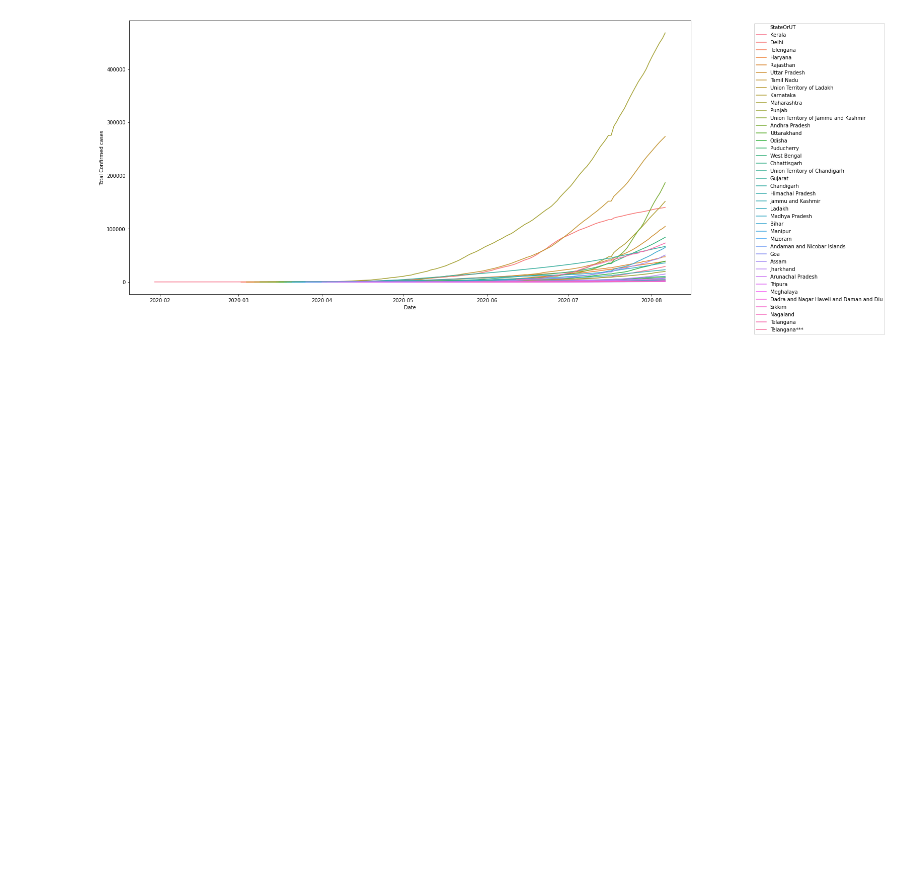
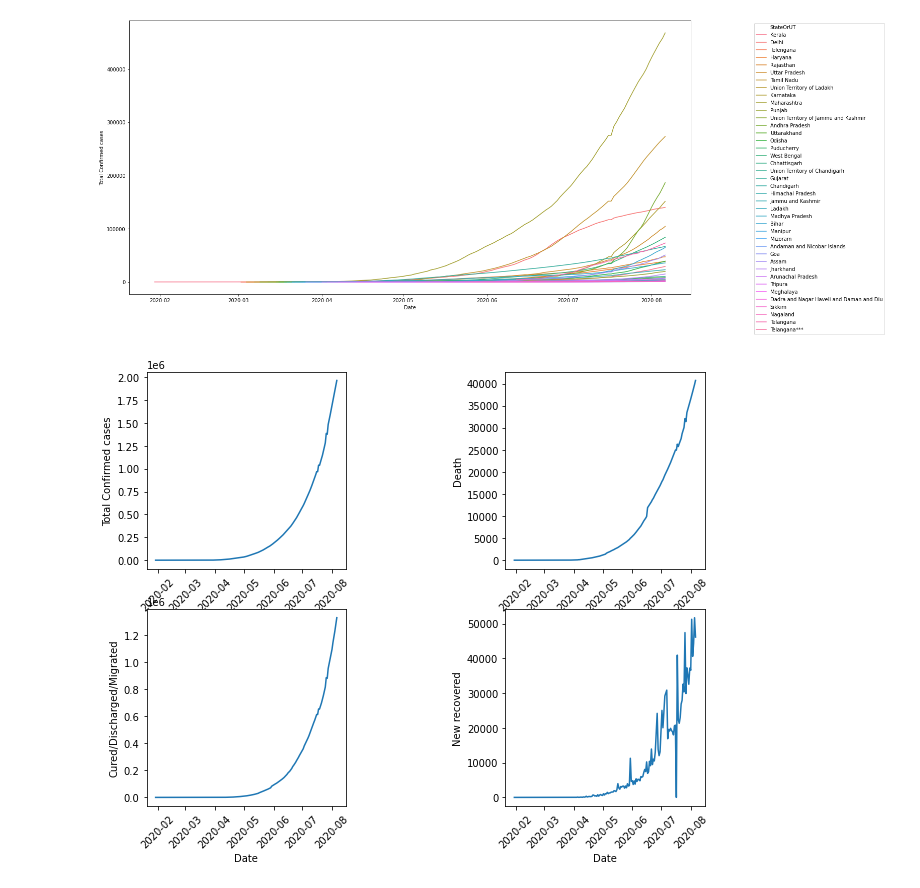
Before and after one commit to acchu99/covid-19-data-mining, a Jupyter notebook: COVID_19_Data_Mining.ipynb, the cells around one changed output. Saved outputs shown, nothing was run; the diff lists cells and outputs as text; code cells hidden in the pictures; blank space fills up the shorter version.

```diff
--- a/COVID_19_Data_Mining.ipynb
+++ b/COVID_19_Data_Mining.ipynb
@@ -19,0 +10,14 @@ complete.head()
+# %%
+files = [
+         'https://raw.githubusercontent.com/Ashwin1999/COVID-19-Data-Mining/Arnab/COVID-DataTimeSeries(India)/complete.csv',
+         'https://raw.githubusercontent.com/Ashwin1999/COVID-19-Data-Mining/Arnab/COVID-DataTimeSeries(India)/district_level_latest.csv',
+         'https://raw.githubusercontent.com/Ashwin1999/COVID-19-Data-Mining/Arnab/COVID-DataTimeSeries(India)/nation_level_daily.csv',
+         'https://raw.githubusercontent.com/Ashwin1999/COVID-19-Data-Mining/Arnab/COVID-DataTimeSeries(India)/patients_data.csv',
+         'https://raw.githubusercontent.com/Ashwin1999/COVID-19-Data-Mining/Arnab/COVID-DataTimeSeries(India)/state_level_daily.csv',
+         'https://raw.githubusercontent.com/Ashwin1999/COVID-19-Data-Mining/Arnab/COVID-DataTimeSeries(India)/state_level_latest.csv',
+         'https://raw.githubusercontent.com/Ashwin1999/COVID-19-Data-Mining/Arnab/COVID-DataTimeSeries(India)/tests_day_wise.csv',
+         'https://raw.githubusercontent.com/Ashwin1999/COVID-19-Data-Mining/Arnab/COVID-DataTimeSeries(India)/tests_state_wise.csv',
+]
+# %%
+complete =pd.read_csv(files[0])
+complete.head()
@@ -19,0 +31,4 @@ complete.head()
+# %%
+complete['Death'] = complete['Death'].str.extract('(\d+)', expand=False)
+complete['Death'] = complete['Death'].astype(int)
+complete.dtypes
@@ -67,3 +94,21 @@ plt.legend(loc='upper right',bbox_to_anchor=(1.35, 1))
 plt.show()
 # %% [output]
 [figure]
+# %%
+totalline=complete.groupby('Date').sum()
+totalline.reset_index(inplace=True)
+totalline.head()
+
+
+fig,ax=plt.subplots(2,2,figsize=(10,8))
+plt.subplots_adjust(wspace=0.8)
+sns.lineplot(y='Total Confirmed cases',x='Date',data=totalline,ax=ax[0,0])
+sns.lineplot(y='Death',x='Date',data=totalline,ax=ax[0,1])
+sns.lineplot(y='Cured/Discharged/Migrated',x='Date',data=totalline,ax=ax[1,0])
+sns.lineplot(y='New recovered',x='Date',data=totalline,ax=ax[1,1])
+
+for ax in fig.axes:
+    plt.sca(ax)
+    plt.xticks(rotation=45)
+# %% [output]
+[figure, added]
```
Also changed, not shown: parts of 11 cells of this notebook.
